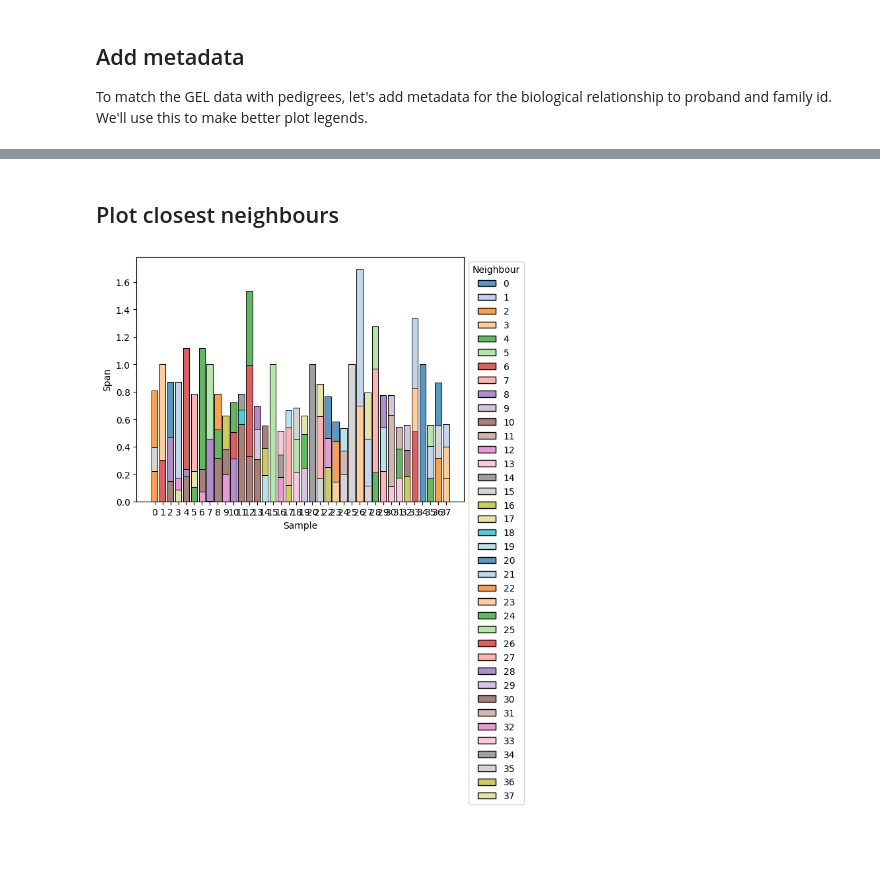
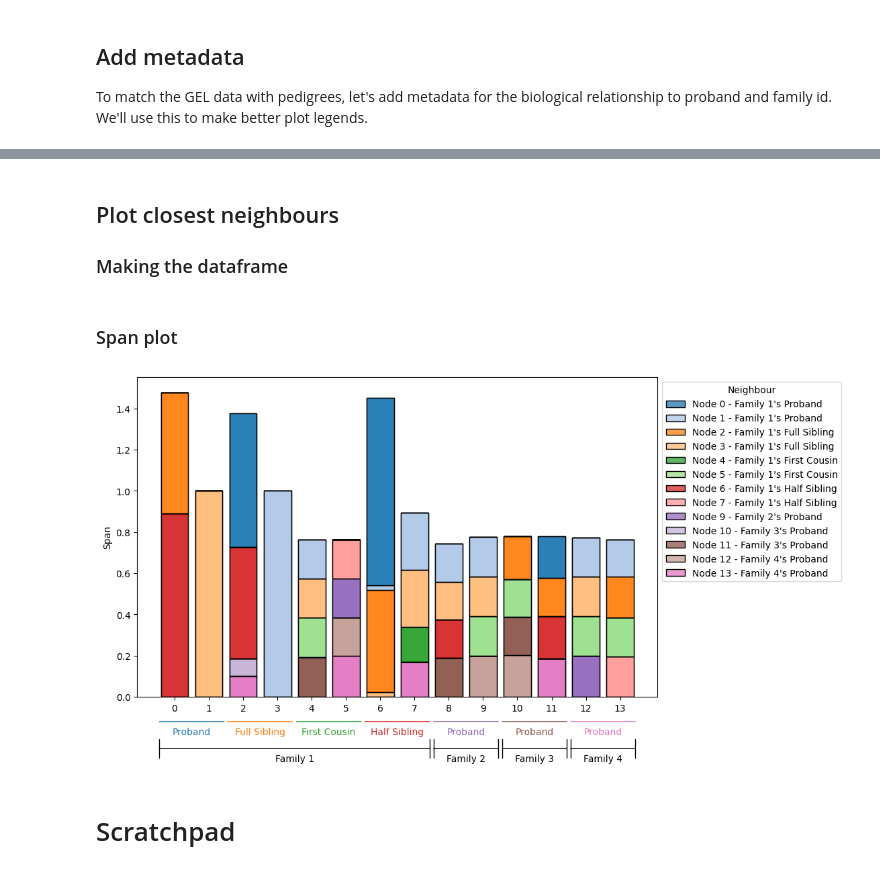
Before and after one commit to duncanMR/pedigrees_project, a Jupyter notebook: pedigree_sim.ipynb, the cells around one changed output, grey strips where cells are left out. Drawn from its saved outputs; the diff is of its cells as text; code cells hidden in the pictures; blank space fills up the shorter version.

Commit message:
Add x-axis annotations to span plot, improve sim

```diff
--- a/pedigree_sim.ipynb
+++ b/pedigree_sim.ipynb
@@ -66,7 +79,7 @@ draw_pedigree(pedigree.tree_sequence())
 [figure]
 # %%
 ts0 = msprime.sim_ancestry(initial_state=pedigree, model="fixed_pedigree", random_seed=1,
-                           recombination_rate=0.001)
+                           recombination_rate=0.5/sequence_length)
 
 print(ts0.first().draw_text())
 ts0
@@ -79,7 +92,13 @@ ts0
 <tskit.trees.TreeSequence at 0x...>
 # %%
-ts = msprime.sim_ancestry(population_size=10000, initial_state=ts0, model="dtwf", random_seed=1,
-                         recombination_rate=1e-5)
+ts = msprime.sim_ancestry(population_size=10000,
+                         initial_state=ts0,
+                        model=[
+                                msprime.DiscreteTimeWrightFisher(duration=20),
+                                msprime.StandardCoalescent()
+                         ],
+                         random_seed=1,
+                         recombination_rate=scaled_recomb_rate)
 ts
 # %% [output]
 <tskit.trees.TreeSequence at 0x...>
@@ -93,0 +170,8 @@ To match the GEL data with pedigrees, let's add metadata for the biological rela
+# %%
+tables = ts.dump_tables()
+
+for index, table_row in enumerate(tables.individuals):
+    tables.individuals[index] = table_row.replace(metadata=metadata.loc[index].to_dict())
+
+ts = tables.tree_sequence()
+ts.individual(0)
@@ -93,0 +184,11 @@ To match the GEL data with pedigrees, let's add metadata for the biological rela
+# %%
+import numpy as np
+
+ls = []
+individuals_sample = [2,3,4,5,15,17,18]
+for m in individuals_sample:
+    ls.append(ts.individual(m).nodes)
+nodes_sample = np.concatenate(ls)
+print(nodes_sample)
+ts_small, nodes_map = ts.simplify(nodes_sample, map_nodes=True)
+ts_small
@@ -94,2 +211,4 @@ To match the GEL data with pedigrees, let's add metadata for the biological rela
 # %% [markdown]
 ## Plot closest neighbours
+
+### Making the dataframe
@@ -151,4 +214,0 @@ def plot_span_ts(ts, n_per_sample=3, palette='tab20', normaliseQ=False):
-# %%
-plot_span_ts(ts)
-# %% [output]
-[figure, removed]
@@ -154,0 +302,2 @@ plot_span_ts(ts)
+# %% [markdown]
+### Span plot
@@ -154,0 +422,6 @@ plot_span_ts(ts)
+# %%
+plot_span_ts(ts_small, n_per_sample=4, fig_width=15)
+# %% [output]
+[figure, added]
+# %% [markdown]
+# Scratchpad
```
Also changed, not shown: parts of 16 cells of this notebook.
